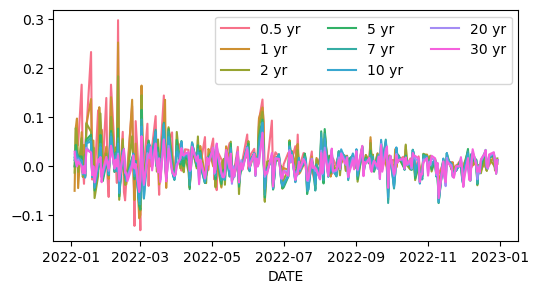
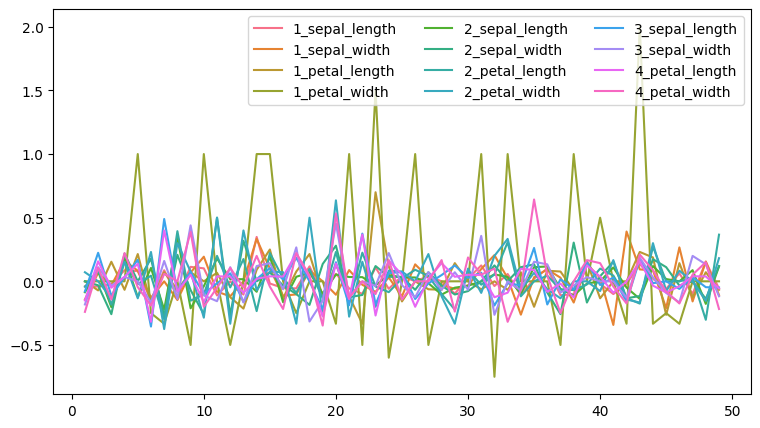
Unified diff of the notebook cell whose output changed from the first chart to the second:
--- before
+++ after
@@ -1,4 +1,4 @@
 # 可视化收益率
-fig, ax = plt.subplots(figsize = (6,3))
+fig, ax = plt.subplots(figsize = (9,5))
 sns.lineplot(X_df,markers=False, 
              dashes=False,palette = "husl",ax = ax)

Commit: 05031915